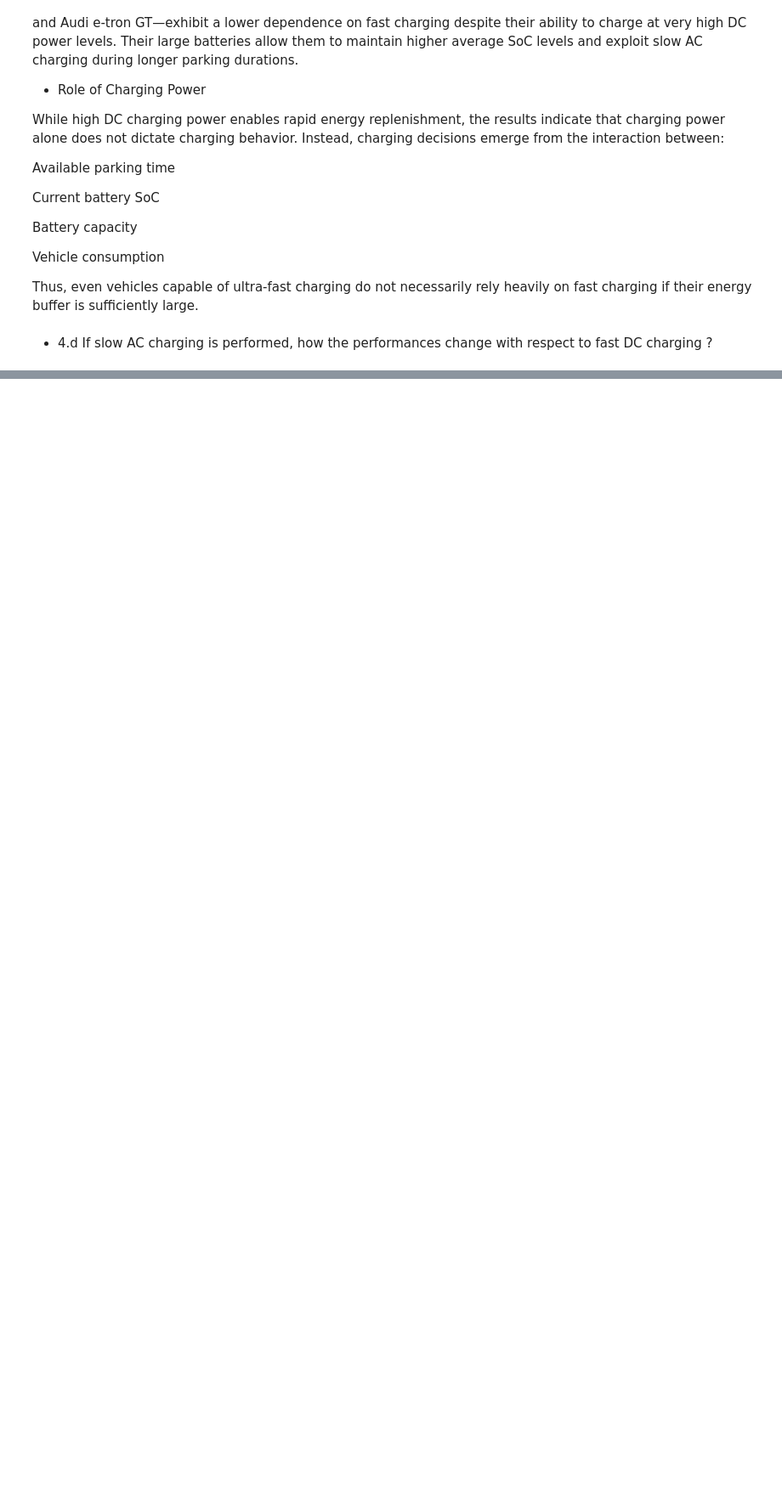
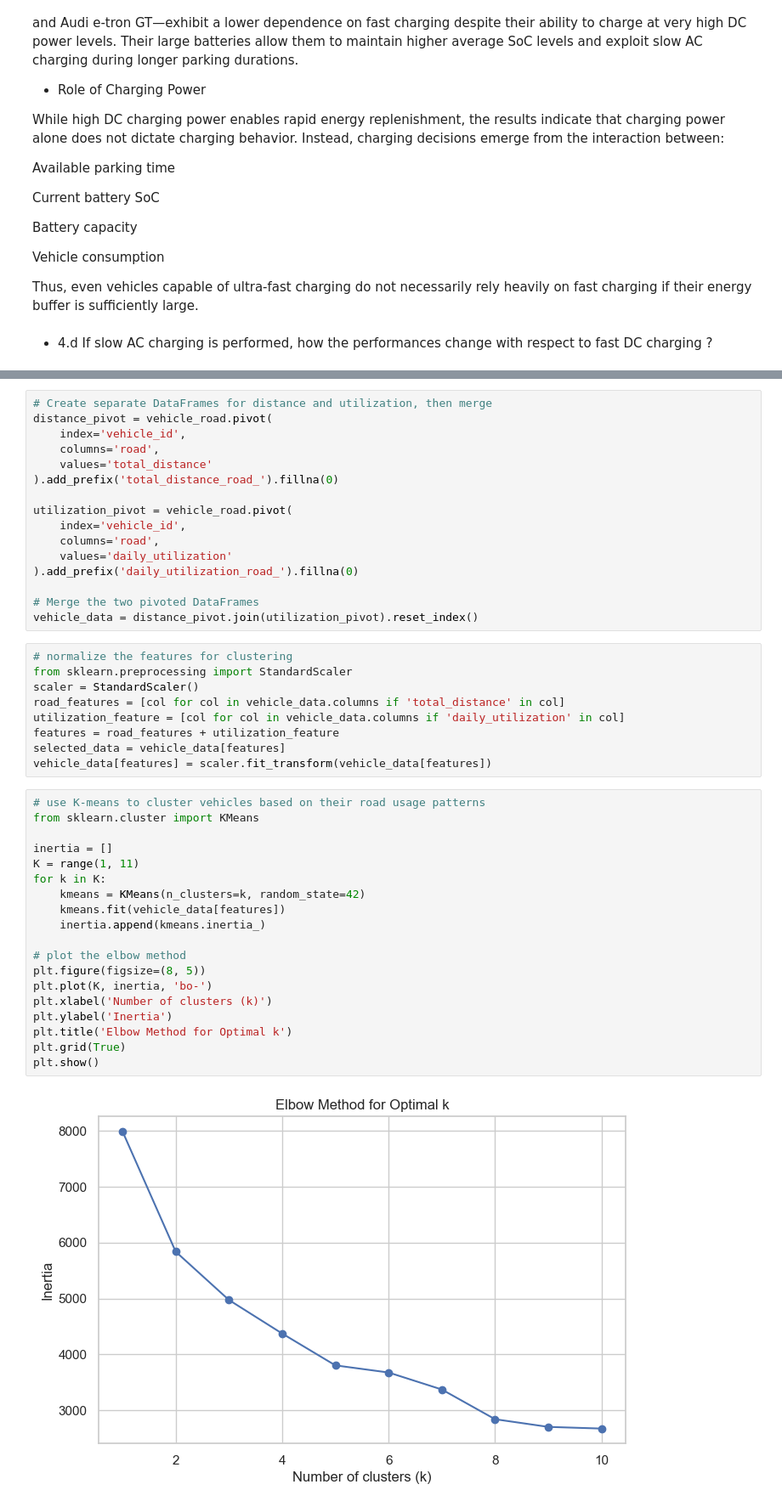
Before and after one commit to thatsnegar/Lab3, a Jupyter notebook: lab3.ipynb, the cells around one changed output, grey strips where cells are left out. Shown at 85% size. Cells and saved outputs as stored; diff of their text form; blank space fills up the shorter version.

```diff
--- a/lab3.ipynb
+++ b/lab3.ipynb
@@ -1232,0 +1220,46 @@ Running Slow AC Only Simulation...
+# %%
+# Create separate DataFrames for distance and utilization, then merge
+distance_pivot = vehicle_road.pivot(
+    index='vehicle_id',
+    columns='road',
+    values='total_distance'
+).add_prefix('total_distance_road_').fillna(0)
+
+utilization_pivot = vehicle_road.pivot(
+    index='vehicle_id',
+    columns='road',
+    values='daily_utilization'
+).add_prefix('daily_utilization_road_').fillna(0)
+
+# Merge the two pivoted DataFrames
+vehicle_data = distance_pivot.join(utilization_pivot).reset_index()
+# %%
+# normalize the features for clustering
+from sklearn.preprocessing import StandardScaler
+scaler = StandardScaler()
+road_features = [col for col in vehicle_data.columns if 'total_distance' in col]
+utilization_feature = [col for col in vehicle_data.columns if 'daily_utilization' in col]
+features = road_features + utilization_feature
+selected_data = vehicle_data[features]
+vehicle_data[features] = scaler.fit_transform(vehicle_data[features])
+# %%
+# use K-means to cluster vehicles based on their road usage patterns
+from sklearn.cluster import KMeans
+
+inertia = []
+K = range(1, 11)
+for k in K:
+    kmeans = KMeans(n_clusters=k, random_state=42)
+    kmeans.fit(vehicle_data[features])
+    inertia.append(kmeans.inertia_)
+
+# plot the elbow method
+plt.figure(figsize=(8, 5))
+plt.plot(K, inertia, 'bo-')
+plt.xlabel('Number of clusters (k)')
+plt.ylabel('Inertia')
+plt.title('Elbow Method for Optimal k')
+plt.grid(True)
+plt.show()
+# %% [output]
+[figure, added]
```
Also changed, not shown: parts of 31 cells of this notebook, 3 other files.
